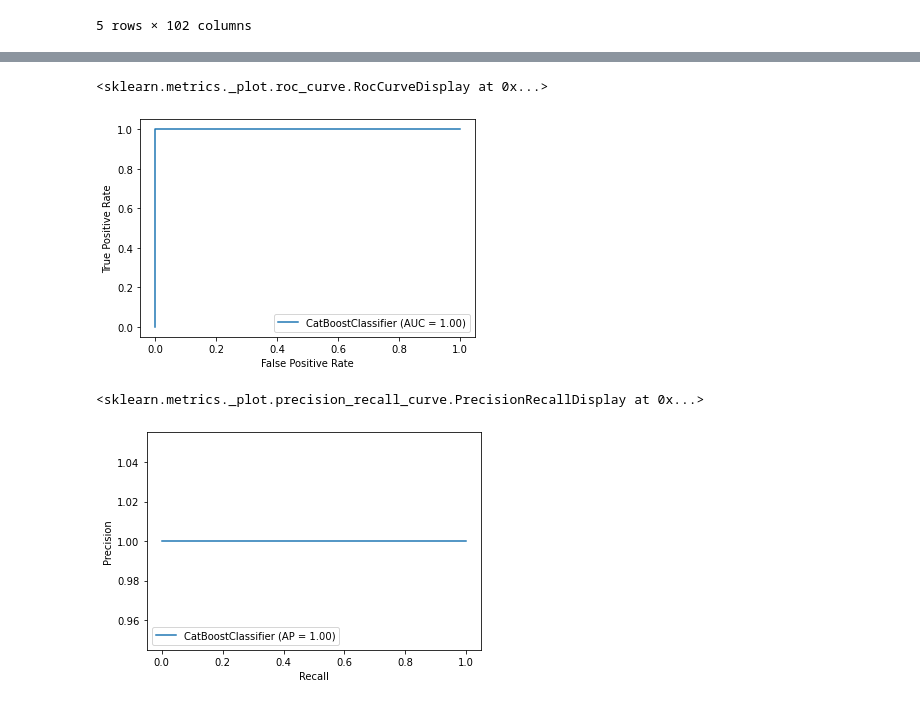
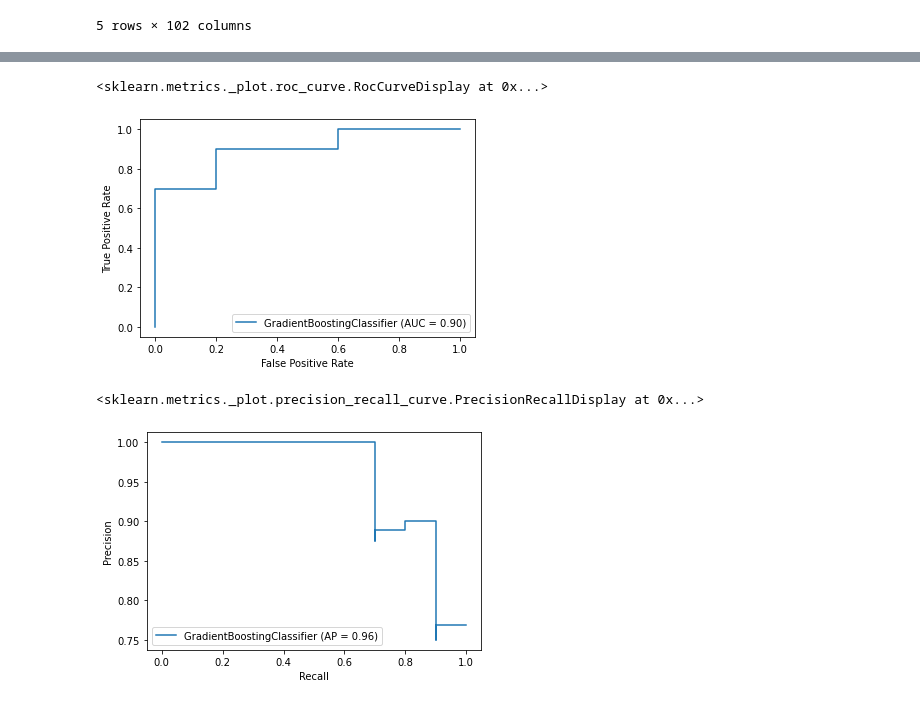
Before and after one commit to albul-k/ml_covid_surv_prediction, a Jupyter notebook: baseline-sklearn.ipynb, the cells around one changed output, grey strips where cells are left out. Cells and saved outputs as stored; diff of their text form; code cells hidden in the pictures.

```diff
--- a/baseline-sklearn.ipynb
+++ b/baseline-sklearn.ipynb
@@ -32,6 +32,7 @@ target_name = 'Result'
 golden_features = ['Feature_3', 'Feature_4', 'Feature_32', 'Feature_35']
 feature_names = df.columns.drop([target_name] + golden_features + ['Id']).tolist()
 
+df = df[[target_name] + feature_names]
 df.fillna(0, inplace=True)
 # %%
 df.describe()
@@ -113,0 +139,28 @@ GradientBoostingClassifier: 0.83
+# %%
+X_ = Normalizer().fit_transform(X)
+X_train, X_test, y_train, y_test = train_test_split(
+    X_,
+    y,
+    shuffle=True,
+    test_size=0.1,
+    random_state=100,
+    stratify=y
+)
+
+clf = GradientBoostingClassifier(
+    random_state=0
+)
+
+parameters = {
+    'learning_rate': [0.05, 0.1, 0.3],
+    'n_estimators': [100, 300, 500],
+    'min_samples_leaf': [1, 2.5, 5],
+    'max_depth': [3, 6, 10],
+}
+
+gs = GridSearchCV(
+    clf,
+    parameters,
+    verbose=1
+)
+gs.fit(X_train, y_train)
@@ -114,8 +177,16 @@ GradientBoostingClassifier: 0.83
 # %%
-print(f'Accuracy on train: {round(cbr_model.score(X_train, y_train), 2)}')
-print(f'Accuracy on test: {round(cbr_model.score(X_test, y_test), 2)}')
+clf_final = GradientBoostingClassifier(
+    random_state=0,
+    **gs.best_params_,
+)
+clf_final.fit(X_train, y_train)
 
-y_test_pred = cbr_model.predict(X_test)
+y_train_pred = clf_final.predict(X_train)
+y_test_pred = clf_final.predict(X_test)
+
+print(f'Accuracy on train: {round(accuracy_score(y_train, y_train_pred), 2)}')
+print(f'Accuracy on test: {round(accuracy_score(y_test, y_test_pred), 2)}')
+
 print(f'\nClassification report: \n{classification_report(y_test, y_test_pred)}')
 print(f'\nConfusion matrix:\n {confusion_matrix(y_test, y_test_pred)}')
 # %% [output]
@@ -147,10 +236,10 @@ feature_importances.head(50)
 # %%
-plot_roc_curve(cbr_model, X_test, y_test)
+plot_roc_curve(clf_final, X_test, y_test)
 # %% [output]
 <sklearn.metrics._plot.roc_curve.RocCurveDisplay at 0x...>
-[figure, old version]
+[figure, new version]
 # %%
-plot_precision_recall_curve(cbr_model, X_test, y_test)
+plot_precision_recall_curve(clf_final, X_test, y_test)
 # %% [output]
 <sklearn.metrics._plot.precision_recall_curve.PrecisionRecallDisplay at 0x...>
-[figure, old version]
+[figure, new version]
```
Also changed, not shown: parts of 9 cells of this notebook.
